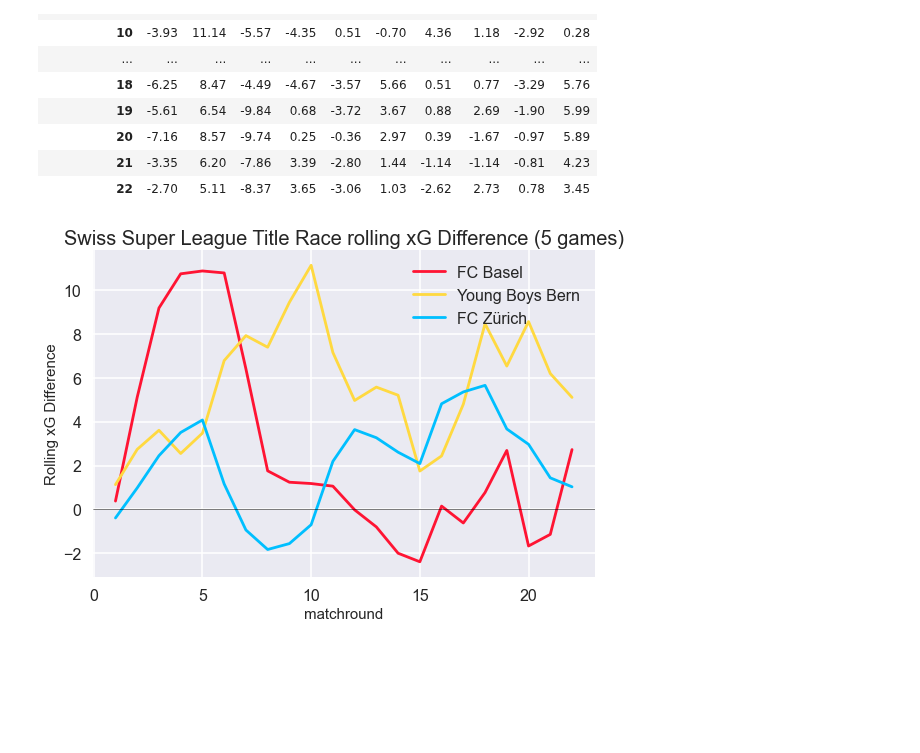
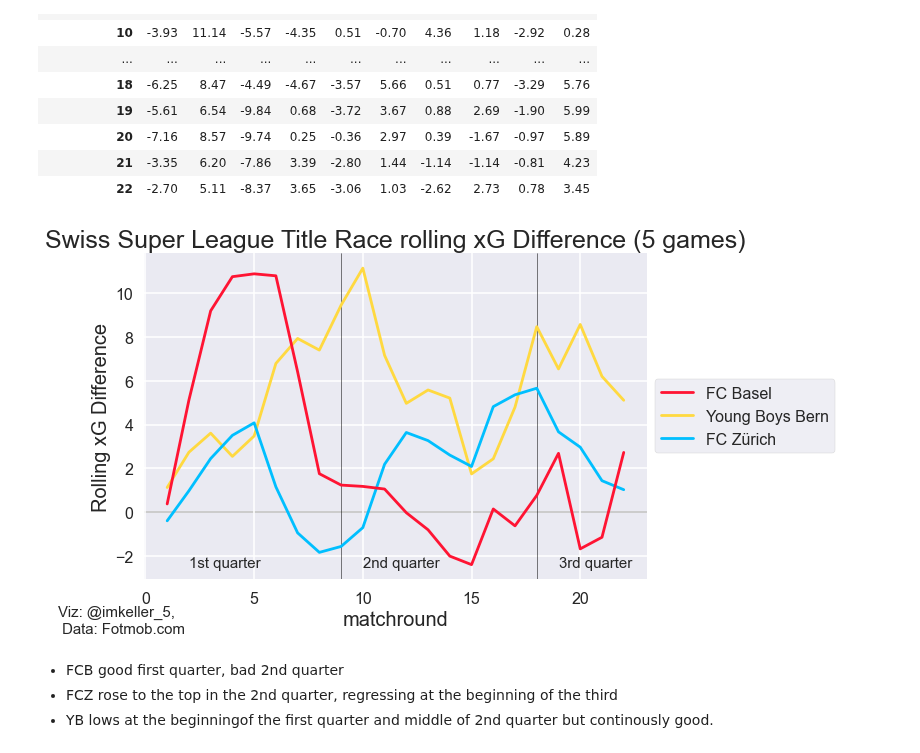
Before and after one commit to TK5-Tim/ds-projects, a Jupyter notebook: rsl/rsl-team-strengths.ipynb, the cells around one changed output. Drawn from its saved outputs; the diff is of its cells as text; code cells hidden in the pictures; blank space fills up the shorter version.

Commit message:
some additional work on first iteration of graphs

```diff
--- a/rsl/rsl-team-strengths.ipynb
+++ b/rsl/rsl-team-strengths.ipynb
@@ -142,20 +78,28 @@ fig.savefig('figs/super_league_xg_rates_23_02_22.jpg')
 # %%
 fig, ax = plt.subplots(figsize=(10,10))
 plt.style.use(['seaborn-darkgrid','seaborn-poster'])
-sns.scatterplot(x=df_teams['goals_over_expected_sum'], y=-df_teams['goals_against_over_expected_sum'],hue=df_teams['team_short'],palette=team_colors, s=200,legend=False,marker='D')
-ax.set_xlabel('Goals over expected',fontsize=15)
-ax.set_ylabel('Goals Against over expected',fontsize=15)
-ax.set_title('Swiss Super League Goals over Expected',fontsize=20)
+sns.scatterplot(x=df_teams['goals_over_expected_sum'], y=df_teams['goals_against_over_expected_sum'],hue=df_teams['team_short'],palette=team_colors, s=200,legend=False,marker='D')
+ax.set_xlabel('Goals over expected',fontsize=20)
+ax.set_ylabel('Goals Against over expected',fontsize=20)
+ax.set_title('Swiss Super League Goals over Expected',fontsize=25)
 
 
 ax.axvline(0, color='black', linewidth=0.5)
 ax.axhline(0, color='black', linewidth=0.5)
+ax.axline(xy1=(0, 0), slope=1, color='r', lw=2)
+ax.axline(xy1=(5, 0), slope=1, color='k', lw=1)
+ax.axline(xy1=(-5, 0), slope=1, color='k', lw=1)
+ax.axline(xy1=(10, 0), slope=1, color='k', lw=1)
+
 ax.axes.invert_yaxis()
 
 for a in df_teams['team_short']:
-    ax.annotate(a, (df_teams.loc[df_teams['team_short'] == a,'goals_over_expected_sum'].values[0],-df_teams.loc[df_teams['team_short'] == a,'goals_against_over_expected_sum'].values[0]), xytext=(-20,10), textcoords='offset points', fontsize=15)
+    ax.annotate(a, (df_teams.loc[df_teams['team_short'] == a,'goals_over_expected_sum'].values[0],df_teams.loc[df_teams['team_short'] == a,'goals_against_over_expected_sum'].values[0]), xytext=(-20,10), textcoords='offset points', fontsize=15)
 
+
+ax.annotate("Viz: @imkeller_5, Data: Fotmob.com", (-6, 11), annotation_clip=False, fontsize=10)
+sns.set_theme()
 plt.show()
 
-fig.savefig('figs/super_league_goals_over_expected_23_02_22.jpg')
+fig.savefig('figs/super_league_goals_over_expected_25_02_22.jpg',bbox_inches='tight')
 # %% [output]
@@ -230,14 +213,28 @@ df_rolling
 # %%
 fig, ax = plt.subplots(figsize=(9,6))
 plt.style.use(['seaborn-darkgrid','seaborn-poster'])
-sns.lineplot(x=df_rolling.index, y=df_rolling['BAS'], label='FC Basel', color=team_colors['BAS'])
-sns.lineplot(x=df_rolling.index, y=df_rolling['YB'], label='Young Boys Bern',color=team_colors['YB'])
-sns.lineplot(x=df_rolling.index, y=df_rolling['ZUR'], label='FC Zürich',color=team_colors['ZUR'])
+sns.lineplot(x=df_rolling.index, y=df_rolling['BAS'], label='FC Basel', color=team_colors['BAS'],zorder=30)
+sns.lineplot(x=df_rolling.index, y=df_rolling['YB'], label='Young Boys Bern',color=team_colors['YB'],zorder=20)
+sns.lineplot(x=df_rolling.index, y=df_rolling['ZUR'], label='FC Zürich',color=team_colors['ZUR'],zorder=25)
+ax.axhline(0, color='black', linewidth=2,zorder=0)
+ax.axvline(9, color='black', linewidth=0.5,zorder=5)
+ax.axvline(18, color='black', linewidth=0.5,zorder=10)
+ax.set_xlabel('matchround',fontsize=20)
+ax.set_ylabel('Rolling xG Difference',fontsize=20)
+ax.set_title('Swiss Super League Title Race rolling xG Difference (5 games)',fontsize=25)
 
-ax.axhline(0, color='black', linewidth=0.5)
-ax.set_xlabel('matchround',fontsize=15)
-ax.set_ylabel('Rolling xG Difference',fontsize=15)
-ax.set_title('Swiss Super League Title Race rolling xG Difference (5 games)',fontsize=20)
-fig.savefig('figs/super_league_rolling_xg_difference_23_02_22.jpg')
+ax.annotate("Viz: @imkeller_5, \n Data: Fotmob.com", (-4, -5.5), annotation_clip=False, fontsize=15)
+ax.annotate("1st quarter", (2, -2.5), annotation_clip=False, fontsize=15)
+ax.annotate("2nd quarter", (10, -2.5), annotation_clip=False, fontsize=15)
+ax.annotate("3rd quarter", (19, -2.5), annotation_clip=False, fontsize=15)
+
+
+ax.legend(loc="center left",bbox_to_anchor=(1, 0.5), frameon=True)
+
+fig.savefig('figs/super_league_rolling_xg_difference_25_02_22.jpg',bbox_inches='tight')
 # %% [output]
-[figure, old version]
+[figure, new version]
+# %% [markdown]
+- FCB good first quarter, bad 2nd quarter
+- FCZ rose to the top in the 2nd quarter, regressing at the beginning of the third
+- YB lows at the beginningof the first quarter and middle of 2nd quarter but continously good.
```
Also changed, not shown: parts of 21 cells of this notebook, 10 other files.
